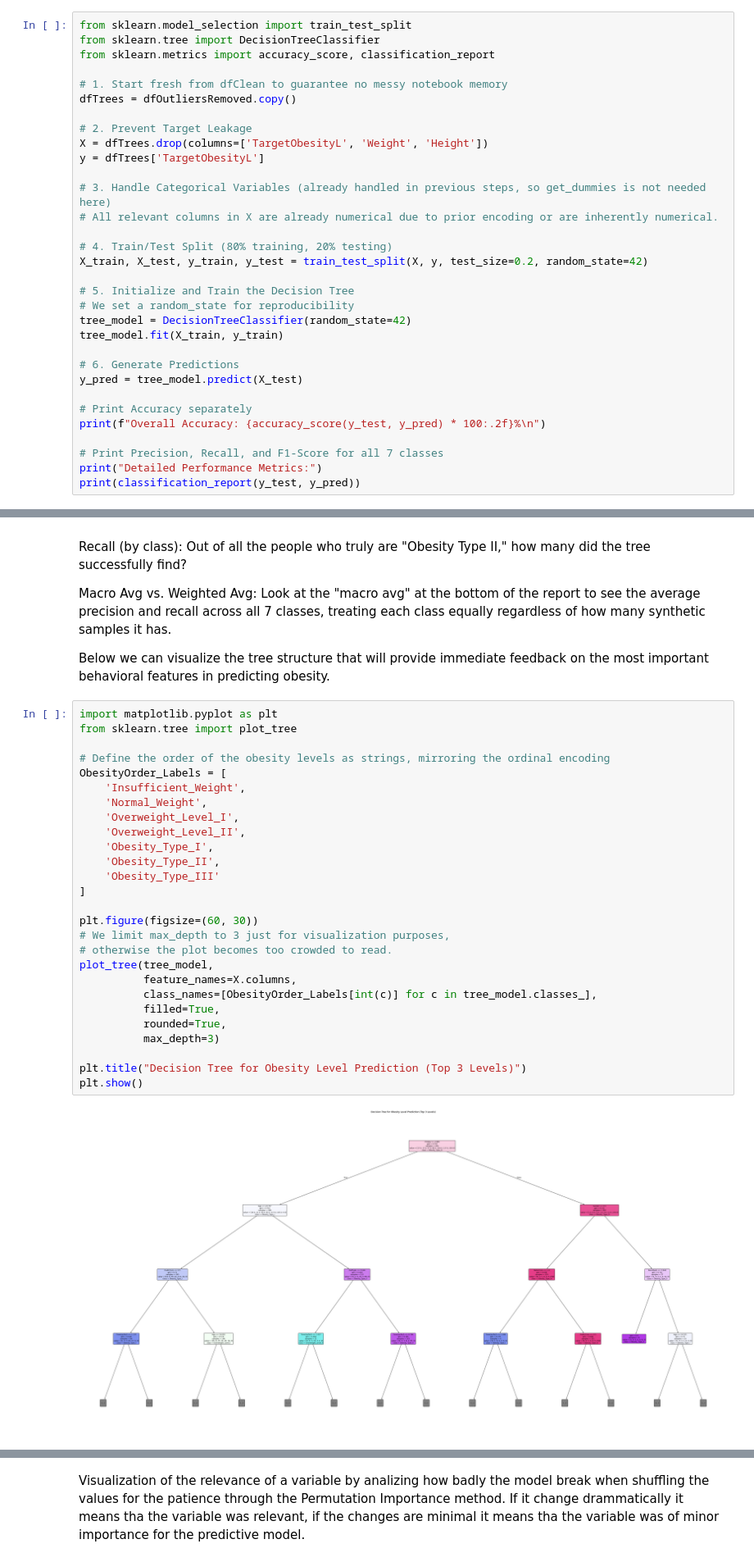
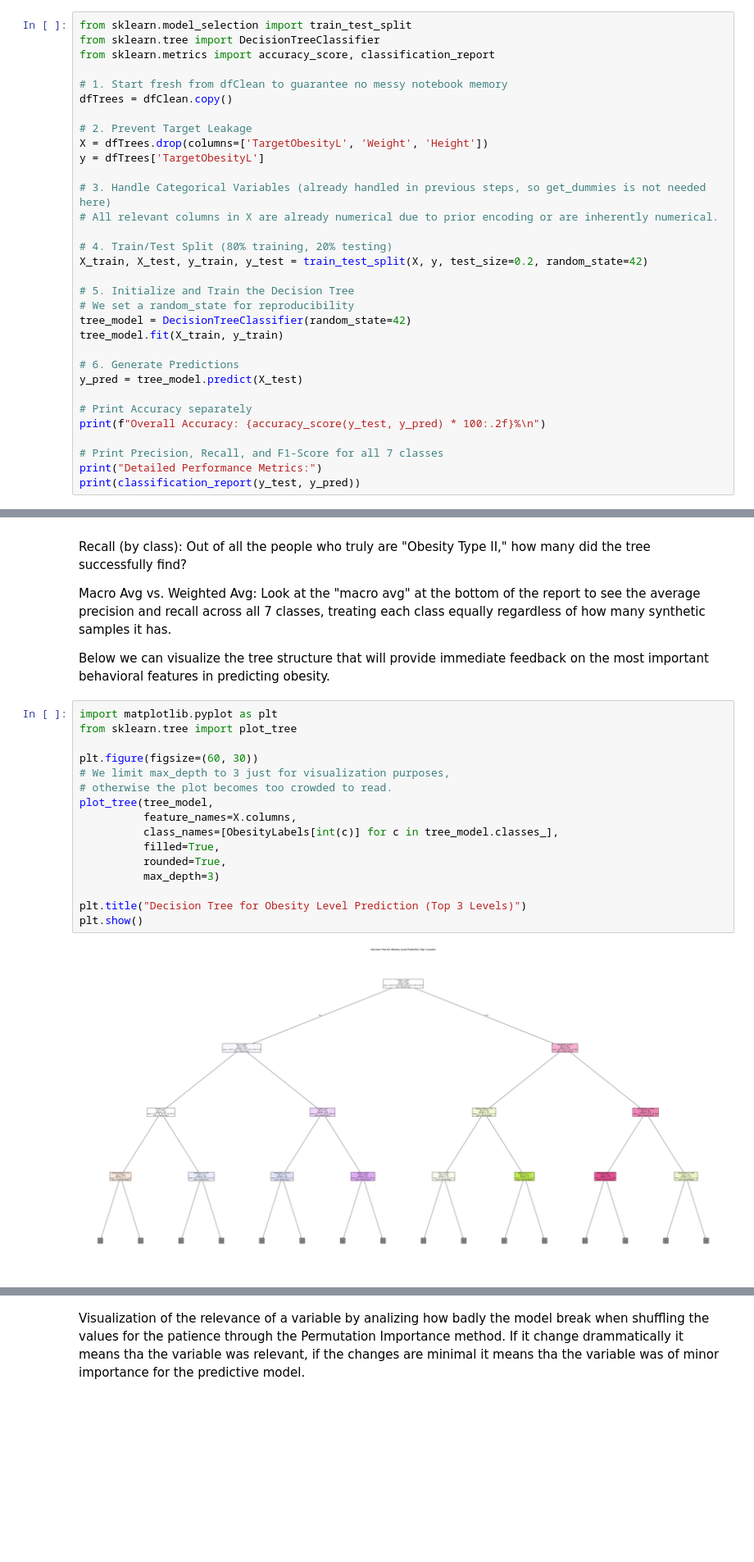
Before and after one commit to MInesGomes/DataScienceObesityLevels, a Jupyter notebook: DSGroup2.ipynb, the cells around one changed output, grey strips where cells are left out. Shown at 82% size. Cells and saved outputs as stored; diff of their text form; blank space fills up the shorter version.

```diff
--- a/DSGroup2.ipynb
+++ b/DSGroup2.ipynb
@@ -1602,7 +1725,7 @@ from sklearn.tree import DecisionTreeClassifier
 from sklearn.metrics import accuracy_score, classification_report
 
 # 1. Start fresh from dfClean to guarantee no messy notebook memory
-dfTrees = dfOutliersRemoved.copy()
+dfTrees = dfClean.copy()
 
 # 2. Prevent Target Leakage
 X = dfTrees.drop(columns=['TargetObesityL', 'Weight', 'Height'])
@@ -1660,32 +1783,21 @@ Below we can visualize the tree structure that will provide immediate feedback o
 # %%
 import matplotlib.pyplot as plt
 from sklearn.tree import plot_tree
-
-# Define the order of the obesity levels as strings, mirroring the ordinal encoding
-ObesityOrder_Labels = [
-    'Insufficient_Weight',
-    'Normal_Weight',
-    'Overweight_Level_I',
-    'Overweight_Level_II',
-    'Obesity_Type_I',
-    'Obesity_Type_II',
-    'Obesity_Type_III'
-]
 
 plt.figure(figsize=(60, 30))
 # We limit max_depth to 3 just for visualization purposes,
 # otherwise the plot becomes too crowded to read.
 plot_tree(tree_model,
           feature_names=X.columns,
-          class_names=[ObesityOrder_Labels[int(c)] for c in tree_model.classes_],
+          class_names=[ObesityLabels[int(c)] for c in tree_model.classes_],
           filled=True,
           rounded=True,
           max_depth=3)
 
 plt.title("Decision Tree for Obesity Level Prediction (Top 3 Levels)")
 plt.show()
 # %% [output]
-[figure, old version]
+[figure, new version]
 # %% [markdown]
 <div class="alert alert-block alert-warning">
 
```
Also changed, not shown: parts of 46 cells of this notebook.
